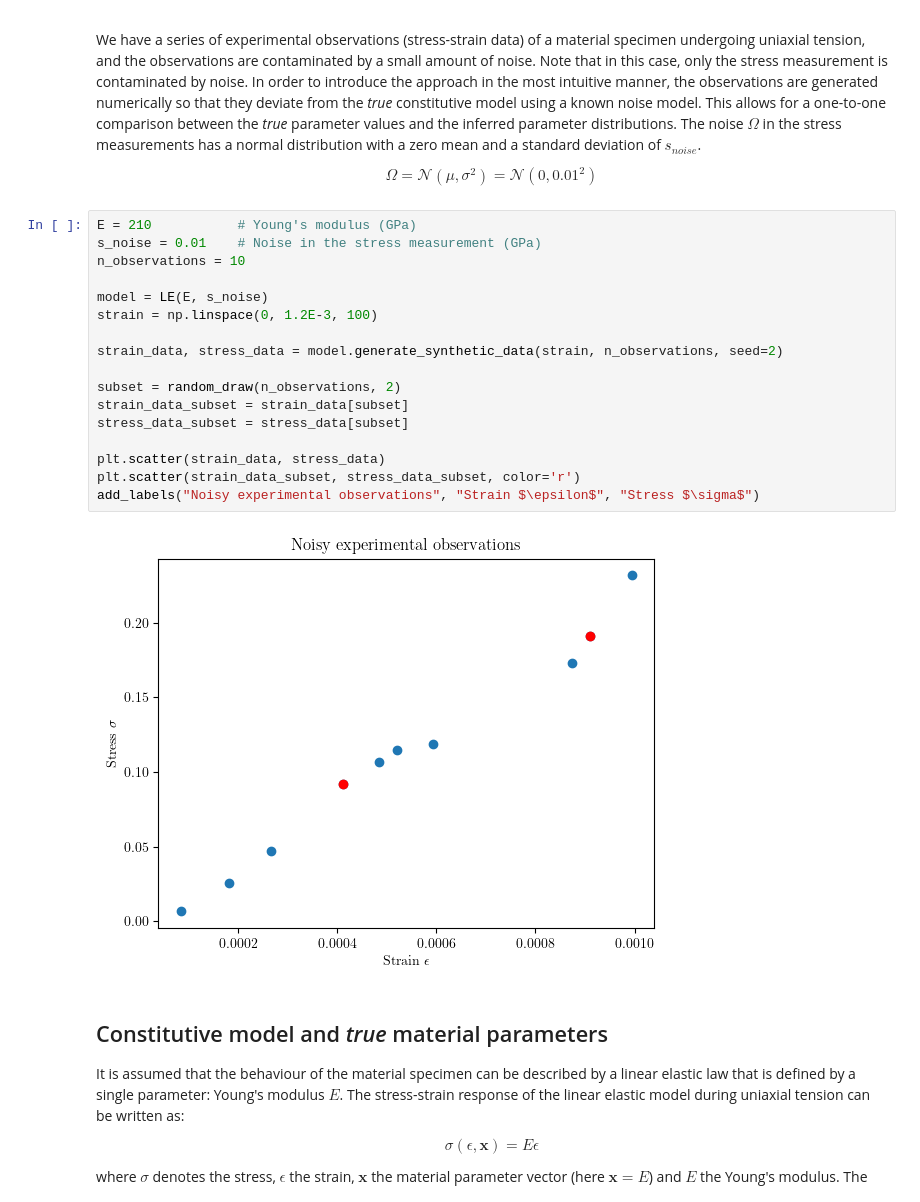
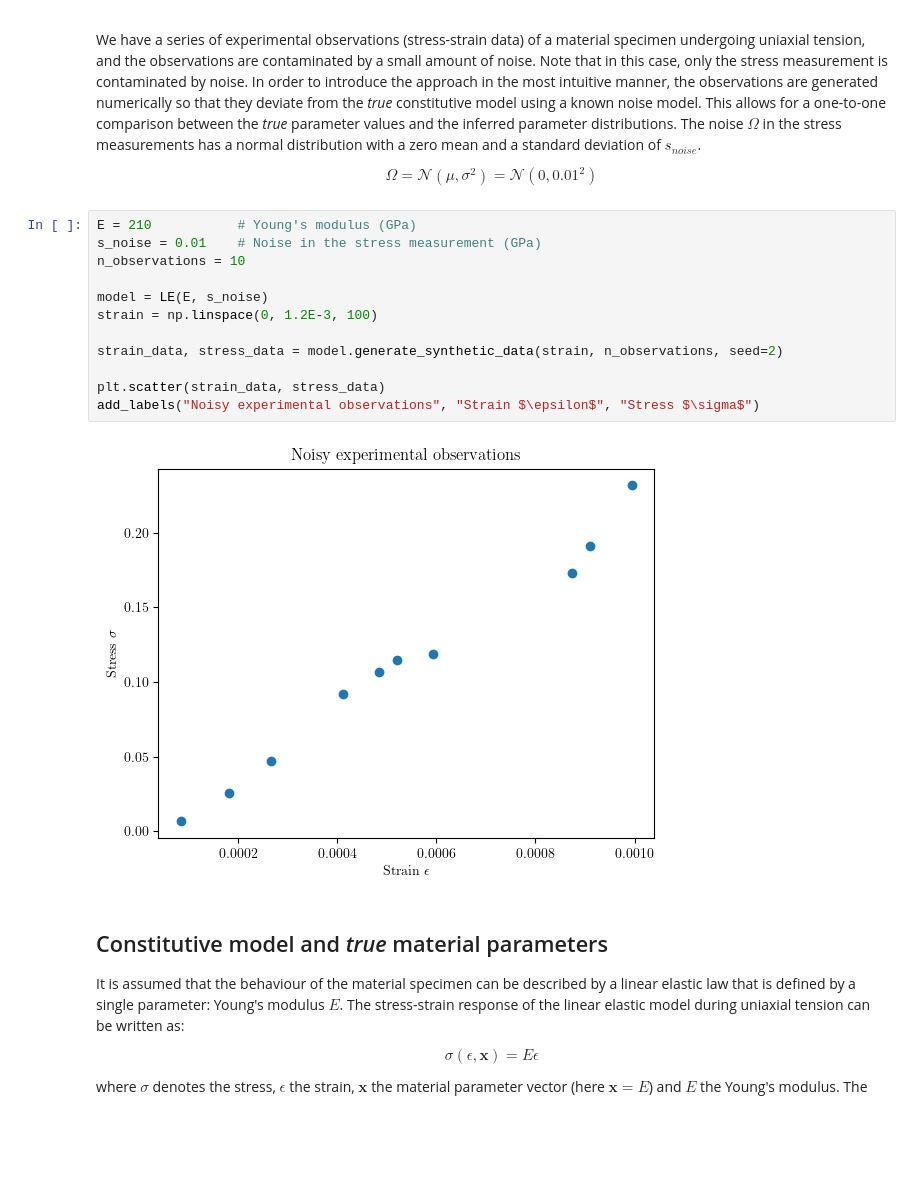
Before and after one commit to mark-hobbs/bayesian-inference-tutorial, a Jupyter notebook: 1_Linear_Elasticity_V2.ipynb, the cells around one changed output. Cells and saved outputs as stored; diff of their text form; blank space fills up the shorter version.

```diff
--- a/1_Linear_Elasticity_V2.ipynb
+++ b/1_Linear_Elasticity_V2.ipynb
@@ -44,22 +44,17 @@ $$\Omega = \mathcal{N}(\mu, \sigma^2) = \mathcal{N}(0, 0.01^2)$$
 # %%
 E = 210           # Young's modulus (GPa)
 s_noise = 0.01    # Noise in the stress measurement (GPa)
 n_observations = 10
 
 model = LE(E, s_noise)
 strain = np.linspace(0, 1.2E-3, 100)
 
 strain_data, stress_data = model.generate_synthetic_data(strain, n_observations, seed=2)
 
-subset = random_draw(n_observations, 2)
-strain_data_subset = strain_data[subset]
-stress_data_subset = stress_data[subset]
-
 plt.scatter(strain_data, stress_data)
-plt.scatter(strain_data_subset, stress_data_subset, color='r')
 add_labels("Noisy experimental observations", "Strain $\epsilon$", "Stress $\sigma$")
 # %% [output]
-[figure, old version]
+[figure, new version]
 # %% [markdown]
 ## Constitutive model and *true* material parameters
 
```
Also changed, not shown: parts of 3 cells of this notebook.
